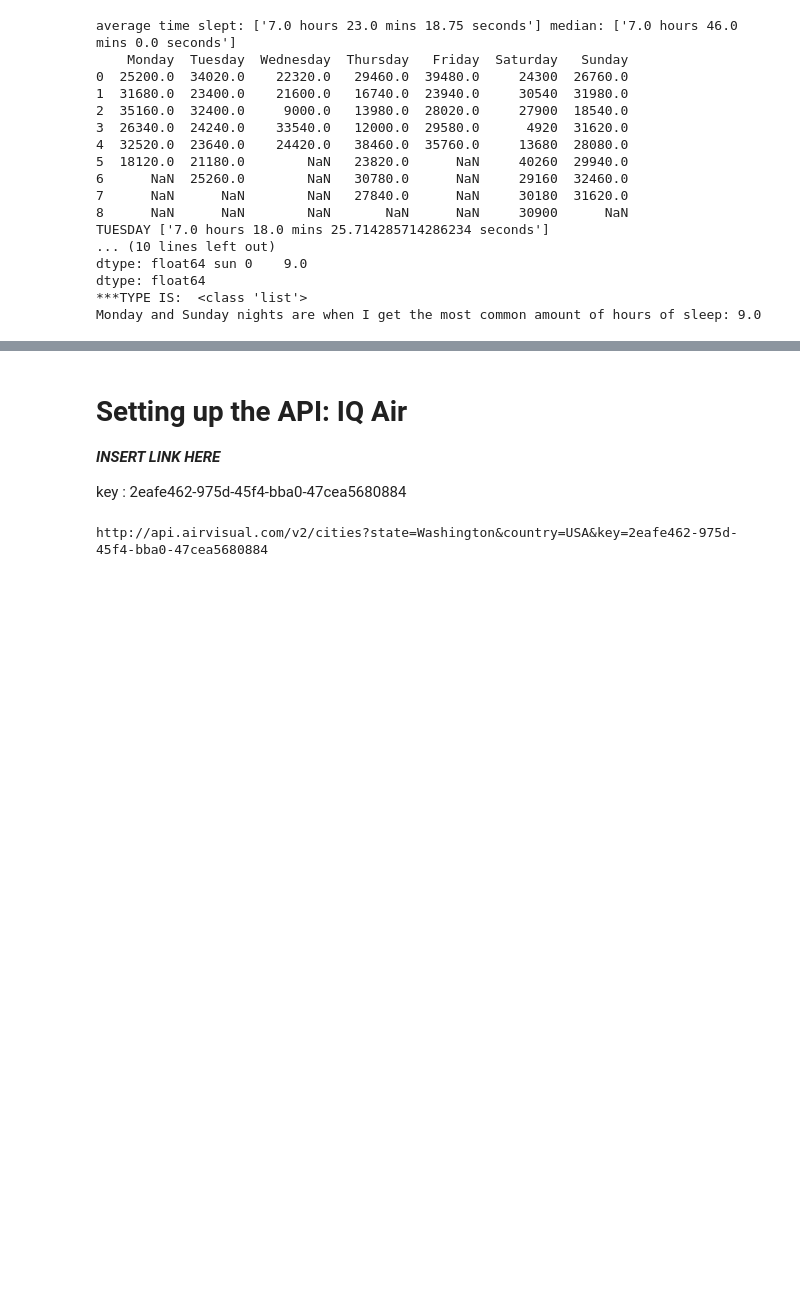
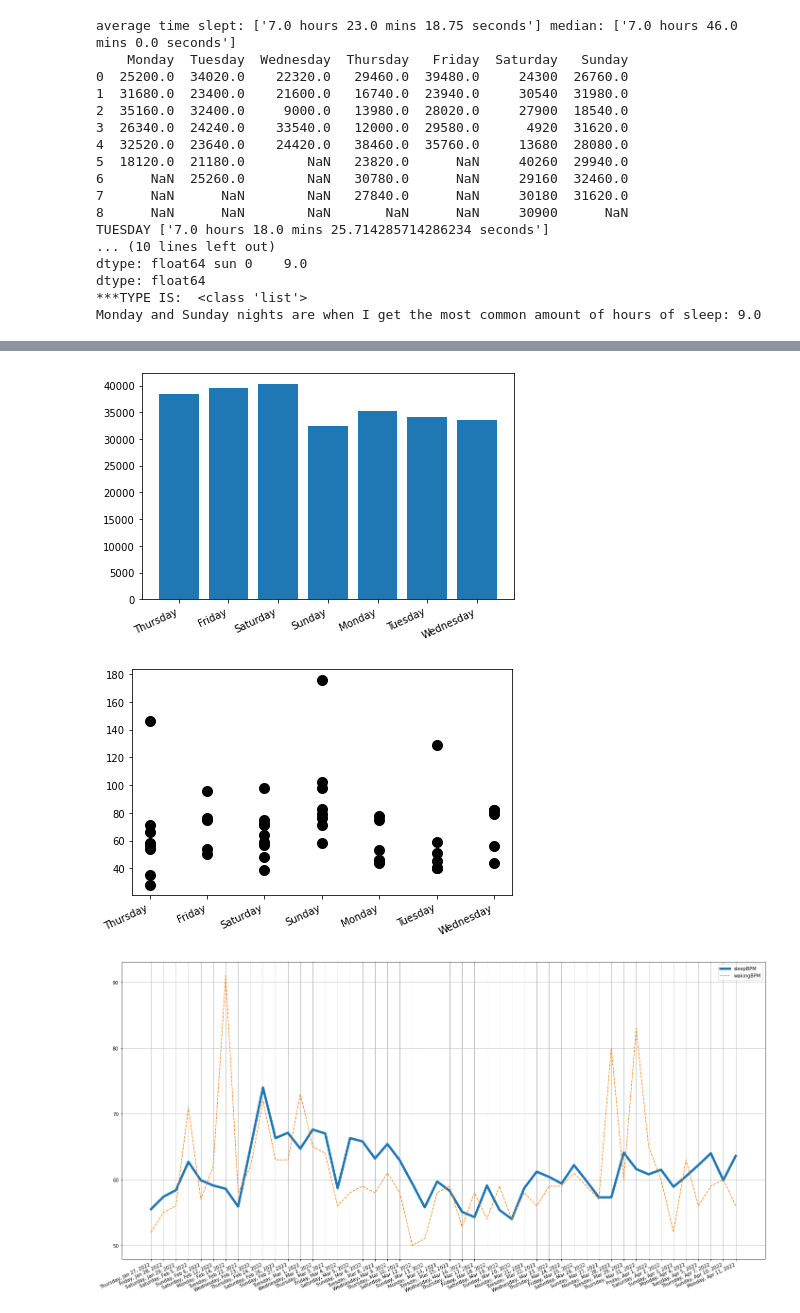
Before and after one commit to JessicaChildress/quantified_self_autosleep, a Jupyter notebook: DataMining.ipynb, the cells around one changed output, grey strips where cells are left out. Drawn from its saved outputs; the diff is of its cells as text; code cells hidden in the pictures; blank space fills up the shorter version.

```diff
--- a/DataMining.ipynb
+++ b/DataMining.ipynb
@@ -7,6 +7,10 @@ import numpy as np
 
 # First we need to import our data from a csv file:
 df = pd.read_csv("AutoSleep.csv", header=0)
+days_df = pd.read_csv("days_of_week.csv", header=0)
+
+test_df = pd.read_csv("AutoSleep_test.csv", header=0)
+days_test_df = pd.read_csv("days_test.csv", header=0)
 # %% [markdown]
 ## Explore the Data & Handle Missing Values
 * With this dataset, it appears that the nights I wasn't wearing my watch were not recorded so there are no missing values
@@ -16,7 +20,7 @@ df = pd.read_csv("AutoSleep.csv", header=0)
 without filling in the missing dates on the autosleep data or removing those dates from the other dataset.
 # %%
 # What are the column names?
-print(df.columns)
+# print(df.columns)
 # It might be useful if I make a table that translates some of the column nates such as "ISO8601" and "qualityAvg7"
 
 # print(df.head(5))
@@ -26,7 +30,14 @@ print(df.columns)
 for col in df:
     check_for_nan = df[col].isnull().values.any()
     if check_for_nan == True:
-        print (col, check_for_nan, df[col].isnull().count())
+        # print (col, check_for_nan, df[col].isnull().count())
         df.drop(col, axis=1, inplace=True)
+        test_df.drop(col, axis=1, inplace=True)
 
-print("after dropping empty columns:", df.head())
+df.drop(['ISO8601', 'toDate', 'inBed',
+       'awake', 'fellAsleepIn', 'sessions', 'asleepAvg7', 'efficiencyAvg7',
+       'qualityAvg7', 'sleepBPMAvg7', 'wakingBPMAvg7','hrvAvg7'], axis=1, inplace=True)
+
+test_df.drop(['ISO8601', 'toDate', 'inBed',
+       'awake', 'fellAsleepIn', 'sessions', 'asleepAvg7', 'efficiencyAvg7',
+       'qualityAvg7', 'sleepBPMAvg7', 'wakingBPMAvg7','hrvAvg7'], axis=1, inplace=True)
@@ -164,4 +159,10 @@ dtype: float64 sun 0    9.0
 dtype: float64
 ***TYPE IS:  <class 'list'>
 Monday and Sunday nights are when I get the most common amount of hours of sleep: 9.0
+# %%
+merged_df = days_df.merge(clean_df, on='fromDate')
+merged_df.head()
+
+merged_test = days_test_df.merge(test_df, on='fromDate')
+# merged_df["Day"].unique()
 # %% [markdown]
@@ -180,29 +170,25 @@ import matplotlib.pyplot as plt
-# %% [markdown]
-# Setting up the API: IQ Air
-
-***INSERT LINK HERE***
-
-key : 2eafe462-975d-45f4-bba0-47cea5680884
-# %%
-import requests
-import json
-
-api_key = '2eafe462-975d-45f4-bba0-47cea5680884'
-
-
-# get list of supported cities in a state
-url = 'http://api.airvisual.com/v2/cities?state=Washington&country=USA&key='
-url += api_key
-print(url)
-
-response = requests.get(url)
-json_str = response.text
-# print(json_str)
-# json_obj = json.loads(json_str)
-# for i in range(len(json_obj['data'])):
-#     print(i, json_obj['data'][i])
-
-# spokane valley is at index position 178!
-# this is the city I will use to collect the data from IQAir
-# %% [output]
-http://api.airvisual.com/v2/cities?state=Washington&country=USA&key=2eafe462-975d-45f4-bba0-47cea5680884
+# %%
+import matplotlib.pyplot as plt
+
+
+utils.bar_graph_example(merged_df['Day'], merged_df['asleep'])
+
+utils.scatter_chart_example(merged_df['Day'], merged_df['hrv'])
+
+utils.line_chart_example(merged_df['fromDate'], merged_df['efficiency'], merged_df['hrv'], merged_df['asleep'], merged_df['sleepBPM'], merged_df['wakingBPM'],
+                        "efficiency", "hrv", "asleep", "sleepBPM", "wakingBPM")
+
+
+## I really don't think this did anything for me...
+# grouped_by_day = merged_df.groupby('Day')
+# monday_df = grouped_by_day.get_group("Monday")
+# tuesday_df = grouped_by_day.get_group("Tuesday")
+# wednesday_df = grouped_by_day.get_group("Wednesday")
+# thursday_df = grouped_by_day.get_group("Thursday")
+# friday_df = grouped_by_day.get_group("Friday")
+# saturday_df = grouped_by_day.get_group("Saturday")
+# sunay_df = grouped_by_day.get_group("Sunday")
+# %% [output]
+[figure, added]
+[figure, added]
+[figure, added]
```
Also changed, not shown: parts of 7 cells of this notebook, 4 other files.
